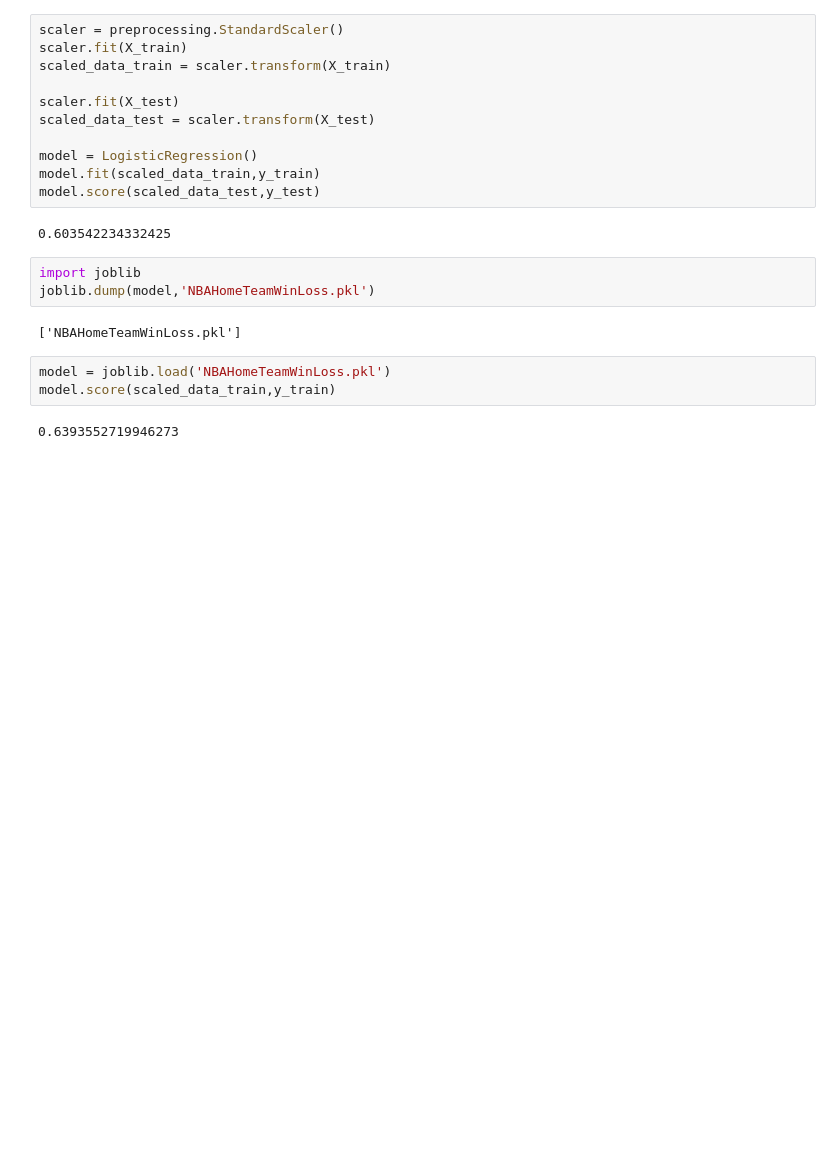
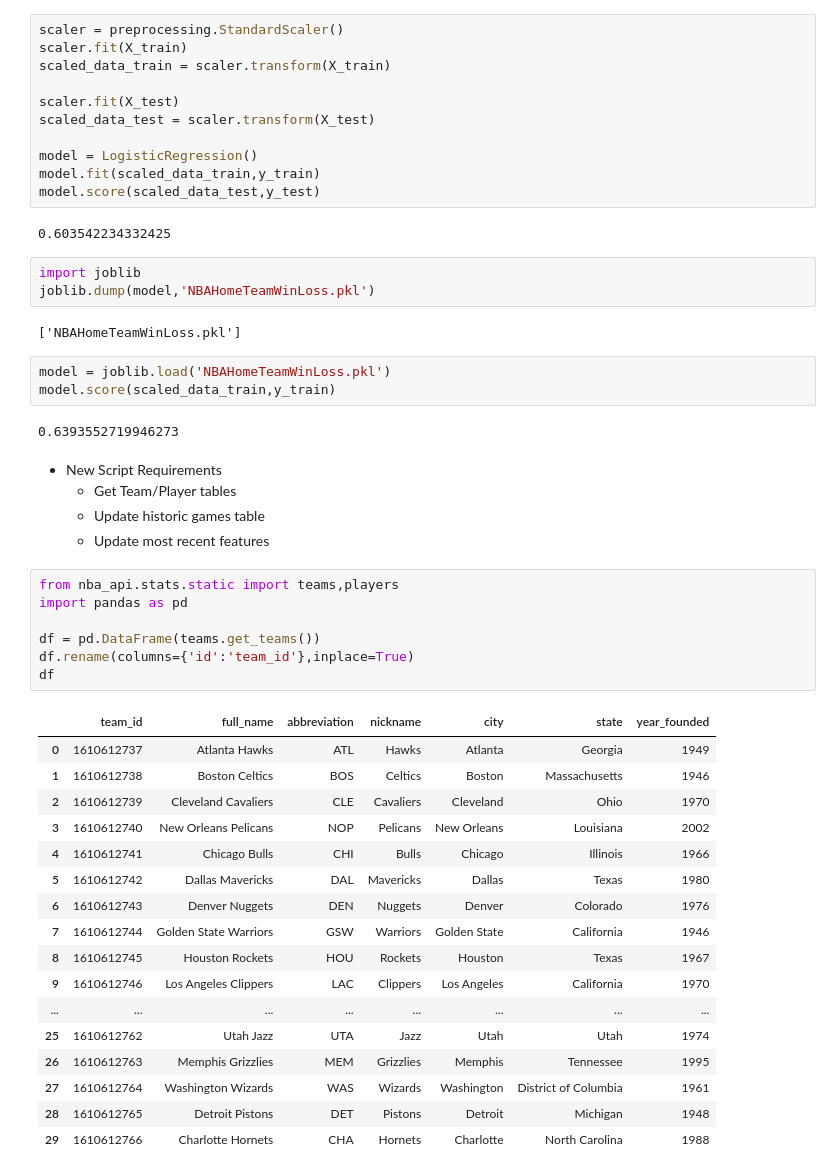
Before and after one commit to TheResearchLab/Practice, a Jupyter notebook: Streamlit-Basketball-App/data_ingest.ipynb, the cells around one changed output. Drawn from its saved outputs; the diff is of its cells as text; blank space fills up the shorter version.

Commit message:
feat: refine data ingest scripts

```diff
--- a/Streamlit-Basketball-App/data_ingest.ipynb
+++ b/Streamlit-Basketball-App/data_ingest.ipynb
@@ -453,3 +453,33 @@ model = joblib.load('NBAHomeTeamWinLoss.pkl')
 model.score(scaled_data_train,y_train)
 # %% [output]
 0.6393552719946273
+# %% [markdown]
+- New Script Requirements
+    - Get Team/Player tables
+    - Update historic games table
+    - Update most recent features
+# %%
+from nba_api.stats.static import teams,players
+import pandas as pd
+
+df = pd.DataFrame(teams.get_teams())
+df.rename(columns={'id':'team_id'},inplace=True)
+df
+# %% [output]
+|  | team_id | full_name | abbreviation | nickname | city | state | year_founded |
+| 0 | 1610612737 | Atlanta Hawks | ATL | Hawks | Atlanta | Georgia | 1949 |
+| 1 | 1610612738 | Boston Celtics | BOS | Celtics | Boston | Massachusetts | 1946 |
+| 2 | 1610612739 | Cleveland Cavaliers | CLE | Cavaliers | Cleveland | Ohio | 1970 |
+| 3 | 1610612740 | New Orleans Pelicans | NOP | Pelicans | New Orleans | Louisiana | 2002 |
+| 4 | 1610612741 | Chicago Bulls | CHI | Bulls | Chicago | Illinois | 1966 |
+| 5 | 1610612742 | Dallas Mavericks | DAL | Mavericks | Dallas | Texas | 1980 |
+| 6 | 1610612743 | Denver Nuggets | DEN | Nuggets | Denver | Colorado | 1976 |
+| 7 | 1610612744 | Golden State Warriors | GSW | Warriors | Golden State | California | 1946 |
+| 8 | 1610612745 | Houston Rockets | HOU | Rockets | Houston | Texas | 1967 |
+| 9 | 1610612746 | Los Angeles Clippers | LAC | Clippers | Los Angeles | California | 1970 |
+| ... | ... | ... | ... | ... | ... | ... | ... |
+| 25 | 1610612762 | Utah Jazz | UTA | Jazz | Utah | Utah | 1974 |
+| 26 | 1610612763 | Memphis Grizzlies | MEM | Grizzlies | Memphis | Tennessee | 1995 |
+| 27 | 1610612764 | Washington Wizards | WAS | Wizards | Washington | District of Columbia | 1961 |
+| 28 | 1610612765 | Detroit Pistons | DET | Pistons | Detroit | Michigan | 1948 |
+| 29 | 1610612766 | Charlotte Hornets | CHA | Hornets | Charlotte | North Carolina | 1988 |
```
Also changed, not shown: parts of 2 cells of this notebook, 4 other files.
